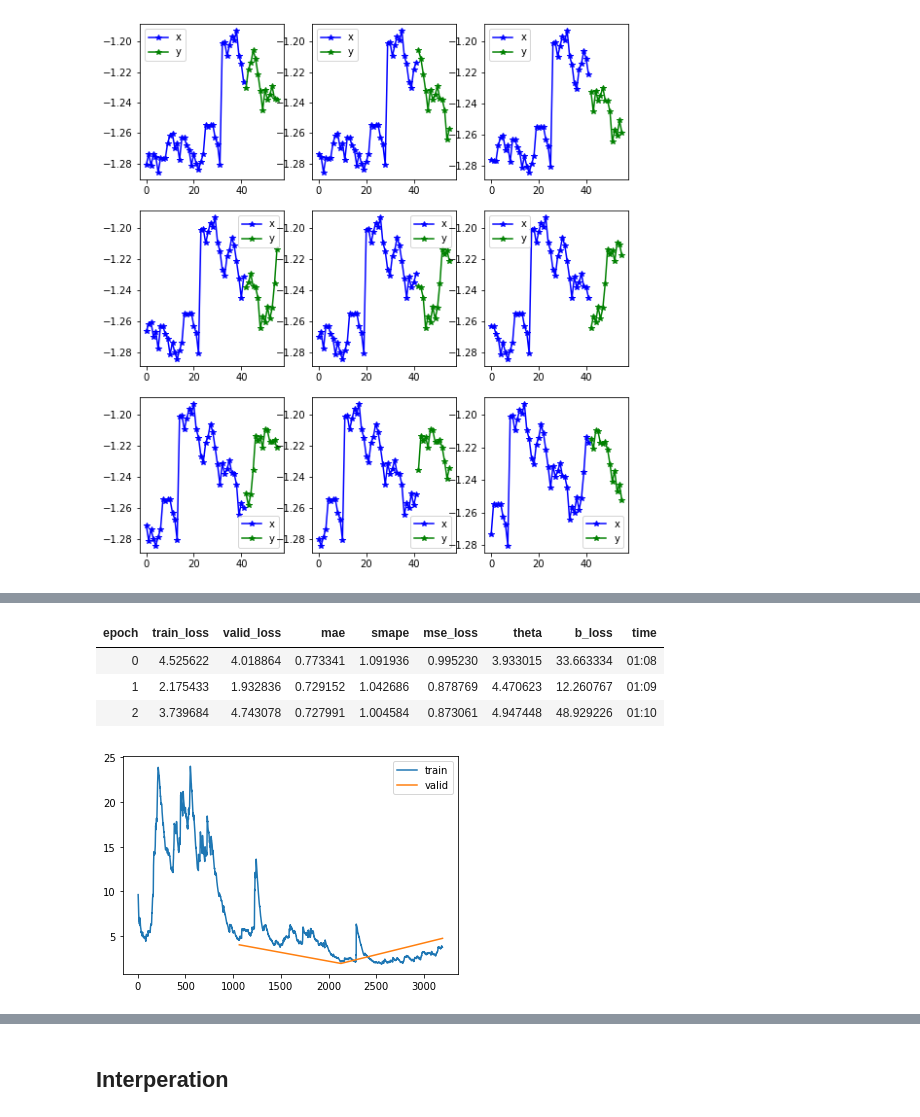
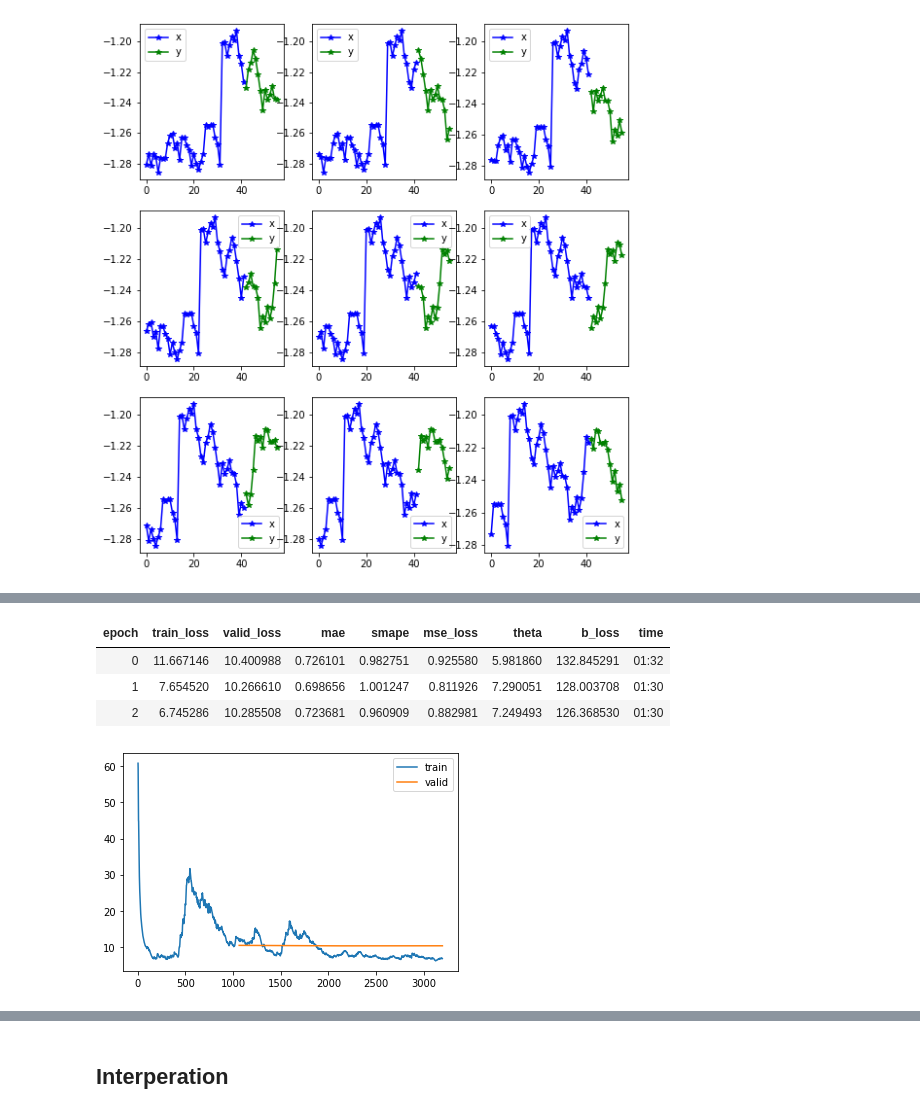
Before and after one commit to takotab/fastseq, a Jupyter notebook: nbs/index.ipynb, the cells around one changed output, grey strips where cells are left out. Saved outputs shown, nothing was run; the diff lists cells and outputs as text; code cells hidden in the pictures.

```diff
--- a/nbs/index.ipynb
+++ b/nbs/index.ipynb
@@ -40,8 +40,8 @@ data.show_batch()
 [figure]
 # %%
 # TODO make custom learner with custom model
-learn = nbeats_learner(data,layers=[512, 512], stack_types=("trend","seasonality"), b_loss=.4,
-                       loss_func= CombinedLoss(F.mse_loss, smape, ratio = {'smape':.05})
+learn = nbeats_learner(data,layers=[512, 512], stack_types=("trend","seasonality"), b_loss=.4, nb_blocks_per_stack=5,
+                       loss_func=CombinedLoss(F.mse_loss, smape, ratio = {'smape':.05})
                       )
 # %%
 from fastai2.callback.all import *
@@ -52,10 +52,10 @@ learn.lr_find()
 # %%
-learn.fit_one_cycle(3, 1e-3)
+learn.fit_one_cycle(3, 1e-4)
 learn.recorder.plot_loss()
 # %% [output]
 | epoch | train_loss | valid_loss | mae | smape | mse_loss | theta | b_loss | time |
-| 0 | 4.525622 | 4.018864 | 0.773341 | 1.091936 | 0.995230 | 3.933015 | 33.663334 | 01:08 |
-| 1 | 2.175433 | 1.932836 | 0.729152 | 1.042686 | 0.878769 | 4.470623 | 12.260767 | 01:09 |
-| 2 | 3.739684 | 4.743078 | 0.727991 | 1.004584 | 0.873061 | 4.947448 | 48.929226 | 01:10 |
+| 0 | 11.667146 | 10.400988 | 0.726101 | 0.982751 | 0.925580 | 5.981860 | 132.845291 | 01:32 |
+| 1 | 7.654520 | 10.266610 | 0.698656 | 1.001247 | 0.811926 | 7.290051 | 128.003708 | 01:30 |
+| 2 | 6.745286 | 10.285508 | 0.723681 | 0.960909 | 0.882981 | 7.249493 | 126.368530 | 01:30 |
-[figure, old version]
+[figure, new version]
 # %%
```
Also changed, not shown: parts of 4 cells of this notebook, 15 other files.
